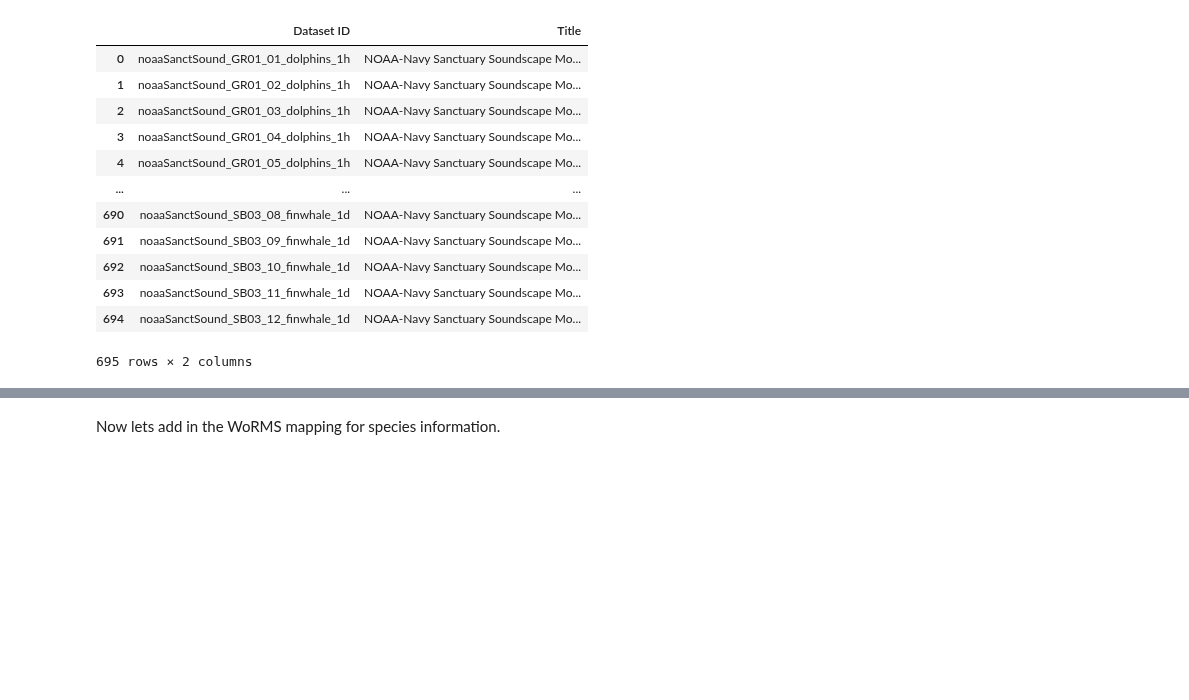
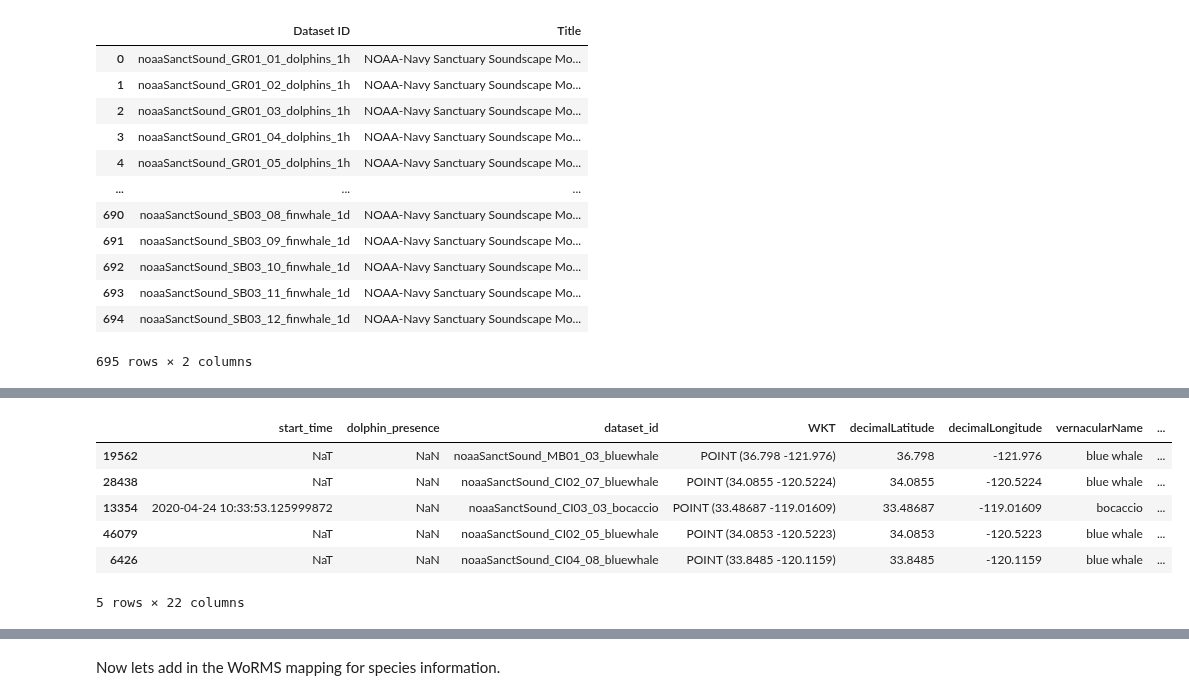
Before and after one commit to ioos/bio_data_guide, a Jupyter notebook: datasets/SanctSound/01_sound_production_to_presence.ipynb, the cells around one changed output, grey strips where cells are left out. Drawn from its saved outputs; the diff is of its cells as text; code cells hidden in the pictures; blank space fills up the shorter version.

```diff
--- a/datasets/SanctSound/01_sound_production_to_presence.ipynb
+++ b/datasets/SanctSound/01_sound_production_to_presence.ipynb
@@ -1165,0 +143,10 @@ datasets with issues/no obs:
+# %%
+df_final.sample(n=5)
+# %% [output]
+|  | start_time | dolphin_presence | dataset_id | WKT | decimalLatitude | decimalLongitude | vernacularName | ... |
+| 19562 | NaT | NaN | noaaSanctSound_MB01_03_bluewhale | POINT (36.798 -121.976) | 36.798 | -121.976 | blue whale | ... |
+| 28438 | NaT | NaN | noaaSanctSound_CI02_07_bluewhale | POINT (34.0855 -120.5224) | 34.0855 | -120.5224 | blue whale | ... |
+| 13354 | 2020-04-24 10:33:53.125999872 | NaN | noaaSanctSound_CI03_03_bocaccio | POINT (33.48687 -119.01609) | 33.48687 | -119.01609 | bocaccio | ... |
+| 46079 | NaT | NaN | noaaSanctSound_CI02_05_bluewhale | POINT (34.0853 -120.5223) | 34.0853 | -120.5223 | blue whale | ... |
+| 6426 | NaT | NaN | noaaSanctSound_CI04_08_bluewhale | POINT (33.8485 -120.1159) | 33.8485 | -120.1159 | blue whale | ... |
+5 rows × 22 columns
```
Also changed, not shown: parts of 21 cells of this notebook, 7 other files.
